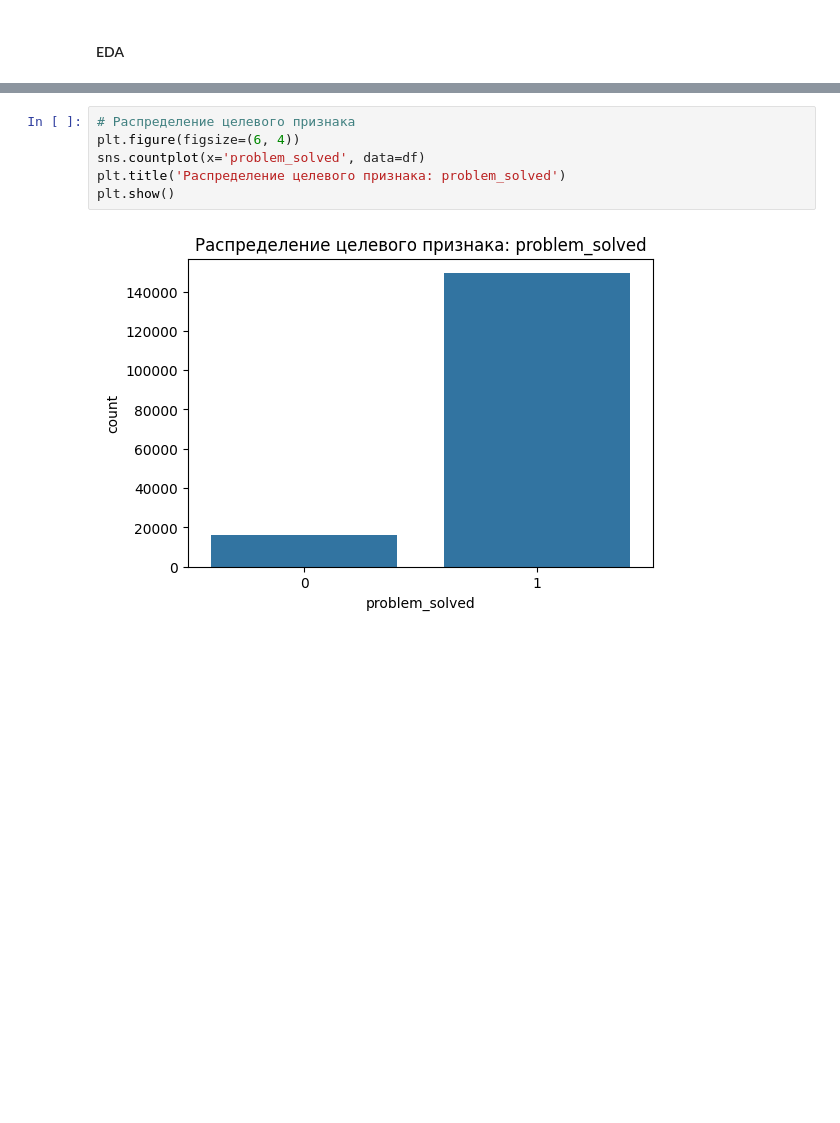
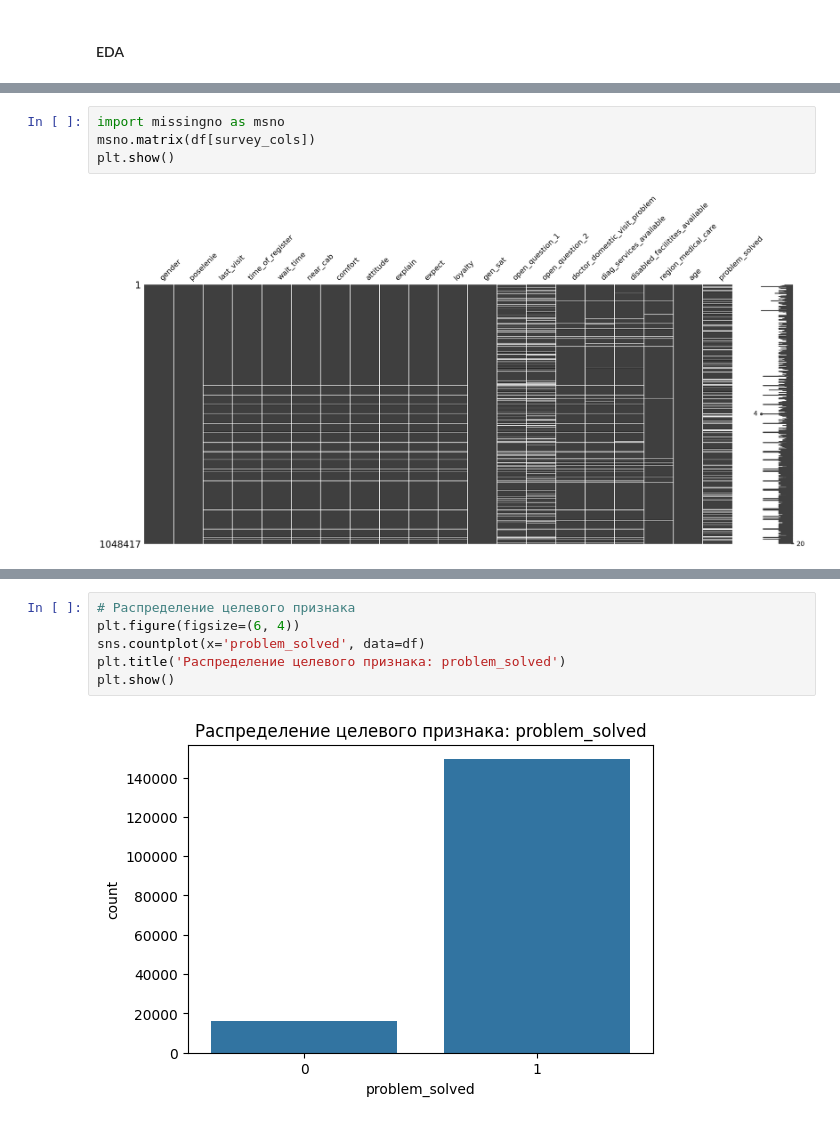
Before and after one commit to nikitazhuikov/Kaggle, a Jupyter notebook: Anketa.ipynb, the cells around one changed output, grey strips where cells are left out. Cells and saved outputs as stored; diff of their text form; blank space fills up the shorter version.

```diff
--- a/Anketa.ipynb
+++ b/Anketa.ipynb
@@ -179,0 +312,6 @@ dtype: int64
+# %%
+import missingno as msno
+msno.matrix(df[survey_cols])
+plt.show()
+# %% [output]
+[figure, added]
```
Also changed, not shown: parts of 11 cells of this notebook.
